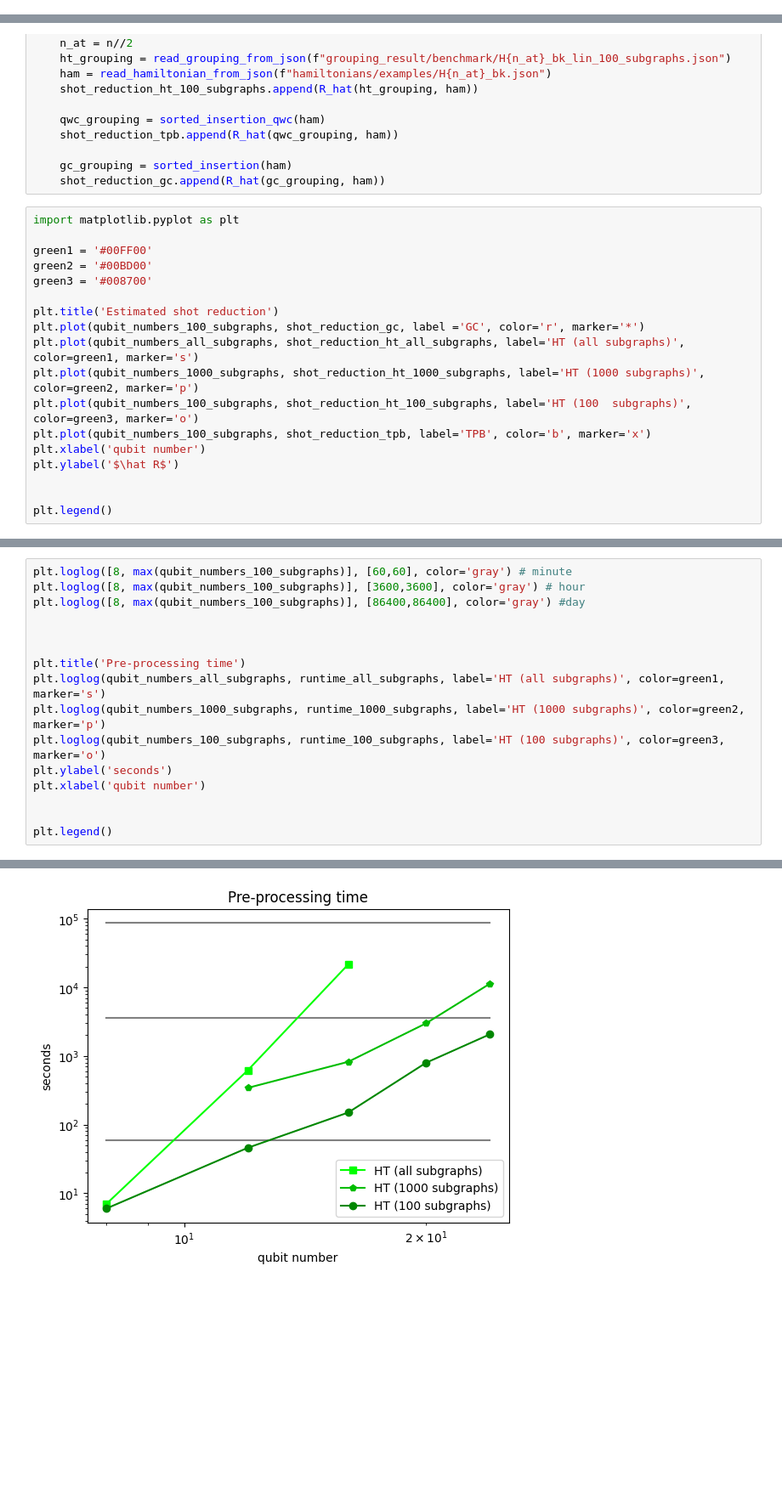
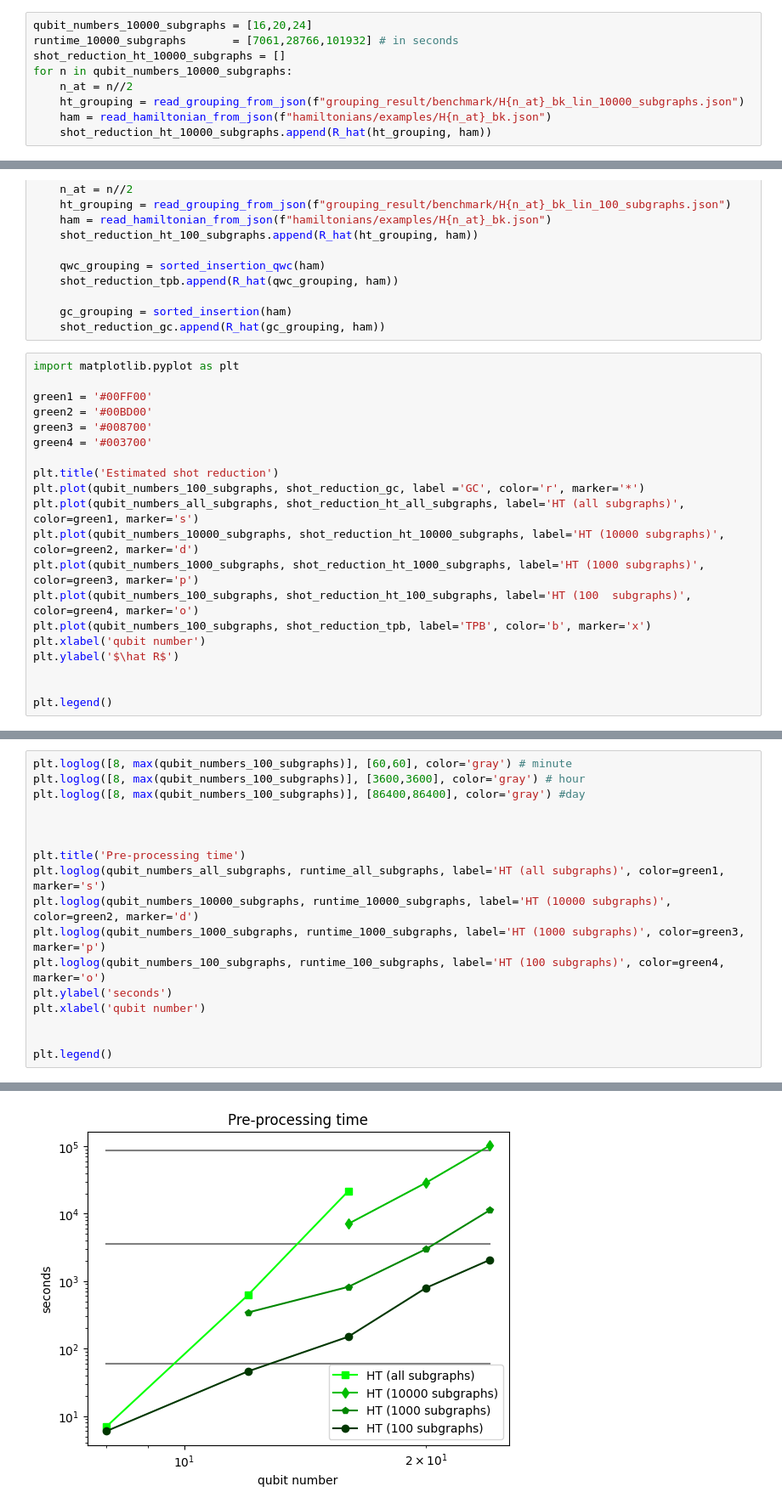
Before and after one commit to Mc-Zen/HT-Grouper, a Jupyter notebook: data/BenchmarkEvaluation.ipynb, the cells around one changed output, grey strips where cells are left out. Shown: that part at 85% size. Drawn from its saved outputs; the diff is of its cells as text; blank space fills up the shorter version.

Commit message:
[add] benchmark with 100k subgraphs

```diff
--- a/data/BenchmarkEvaluation.ipynb
+++ b/data/BenchmarkEvaluation.ipynb
@@ -27,6 +27,15 @@ for n in qubit_numbers_1000_subgraphs:
     ht_grouping = read_grouping_from_json(f"grouping_result/benchmark/H{n_at}_bk_lin_1000_subgraphs.json")
     ham = read_hamiltonian_from_json(f"hamiltonians/examples/H{n_at}_bk.json")
     shot_reduction_ht_1000_subgraphs.append(R_hat(ht_grouping, ham))
+# %%
+qubit_numbers_10000_subgraphs = [16,20,24]
+runtime_10000_subgraphs       = [7061,28766,101932] # in seconds
+shot_reduction_ht_10000_subgraphs = []
+for n in qubit_numbers_10000_subgraphs:
+    n_at = n//2
+    ht_grouping = read_grouping_from_json(f"grouping_result/benchmark/H{n_at}_bk_lin_10000_subgraphs.json")
+    ham = read_hamiltonian_from_json(f"hamiltonians/examples/H{n_at}_bk.json")
+    shot_reduction_ht_10000_subgraphs.append(R_hat(ht_grouping, ham))
 # %%
 shot_reduction_tpb = []
 shot_reduction_gc = []
@@ -50,12 +59,14 @@ import matplotlib.pyplot as plt
 green1 = '#00FF00'
 green2 = '#00BD00'
 green3 = '#008700'
+green4 = '#003700'
 
 plt.title('Estimated shot reduction')
 plt.plot(qubit_numbers_100_subgraphs, shot_reduction_gc, label ='GC', color='r', marker='*')
 plt.plot(qubit_numbers_all_subgraphs, shot_reduction_ht_all_subgraphs, label='HT (all subgraphs)', color=green1, marker='s')
-plt.plot(qubit_numbers_1000_subgraphs, shot_reduction_ht_1000_subgraphs, label='HT (1000 subgraphs)', color=green2, marker='p')
-plt.plot(qubit_numbers_100_subgraphs, shot_reduction_ht_100_subgraphs, label='HT (100  subgraphs)', color=green3, marker='o')
+plt.plot(qubit_numbers_10000_subgraphs, shot_reduction_ht_10000_subgraphs, label='HT (10000 subgraphs)', color=green2, marker='d')
+plt.plot(qubit_numbers_1000_subgraphs, shot_reduction_ht_1000_subgraphs, label='HT (1000 subgraphs)', color=green3, marker='p')
+plt.plot(qubit_numbers_100_subgraphs, shot_reduction_ht_100_subgraphs, label='HT (100  subgraphs)', color=green4, marker='o')
 plt.plot(qubit_numbers_100_subgraphs, shot_reduction_tpb, label='TPB', color='b', marker='x')
 plt.xlabel('qubit number')
 plt.ylabel('$\hat R$')
@@ -68,19 +79,20 @@ plt.legend()
 # %%
 plt.loglog([8, max(qubit_numbers_100_subgraphs)], [60,60], color='gray') # minute
 plt.loglog([8, max(qubit_numbers_100_subgraphs)], [3600,3600], color='gray') # hour
 plt.loglog([8, max(qubit_numbers_100_subgraphs)], [86400,86400], color='gray') #day
 
 
 
 plt.title('Pre-processing time')
 plt.loglog(qubit_numbers_all_subgraphs, runtime_all_subgraphs, label='HT (all subgraphs)', color=green1, marker='s')
-plt.loglog(qubit_numbers_1000_subgraphs, runtime_1000_subgraphs, label='HT (1000 subgraphs)', color=green2, marker='p')
-plt.loglog(qubit_numbers_100_subgraphs, runtime_100_subgraphs, label='HT (100 subgraphs)', color=green3, marker='o')
+plt.loglog(qubit_numbers_10000_subgraphs, runtime_10000_subgraphs, label='HT (10000 subgraphs)', color=green2, marker='d')
+plt.loglog(qubit_numbers_1000_subgraphs, runtime_1000_subgraphs, label='HT (1000 subgraphs)', color=green3, marker='p')
+plt.loglog(qubit_numbers_100_subgraphs, runtime_100_subgraphs, label='HT (100 subgraphs)', color=green4, marker='o')
 plt.ylabel('seconds')
 plt.xlabel('qubit number')
 
 
 plt.legend()
 # %% [output]
 <matplotlib.legend.Legend at 0x...>
-[figure, old version]
+[figure, new version]
```
Also changed, not shown: parts of 2 cells of this notebook, 3 other files.
